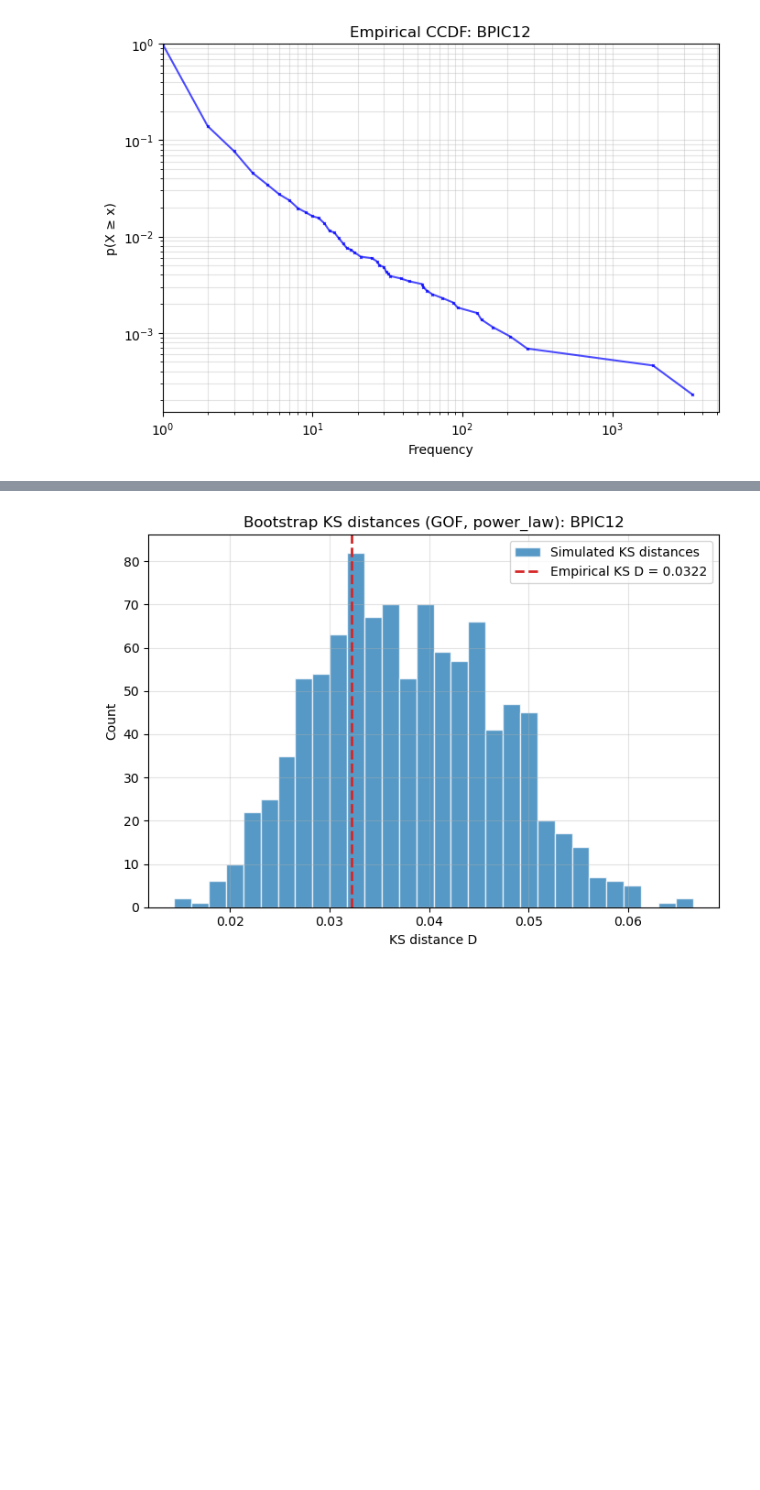
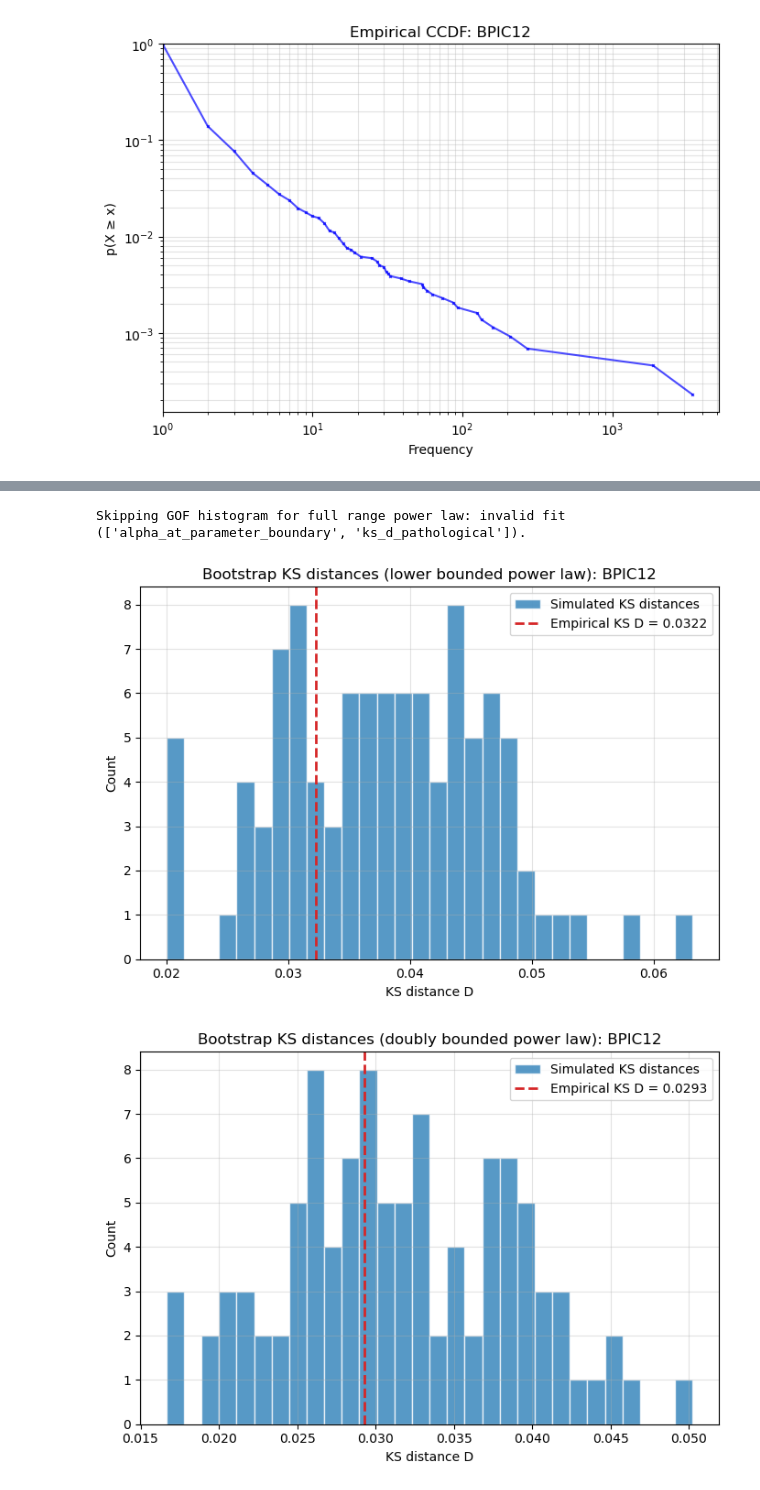
Before and after one commit to lennartebert/process-mining-rfcs, a Jupyter notebook: analyze_powerlaw_single_log.ipynb, the cells around one changed output, grey strips where cells are left out. Cells and saved outputs as stored; diff of their text form; code cells hidden in the pictures; blank space fills up the shorter version.

Commit message:
Add case-attribute analysis and shared power-law pipeline.
Refactor statistical tests onto powerlaw_pipeline and add attribute inventory, relevance, and distribution tooling with tests.

```diff
--- a/analyze_powerlaw_single_log.ipynb
+++ b/analyze_powerlaw_single_log.ipynb
@@ -557,29 +839,51 @@ Do not reject the fitted power_law hypothesis at the 0.1 level. Failure to rejec
 # %%
-fig, ax = plt.subplots(figsize=(7, 5))
-ax.hist(
-    gof_result["simulated_distances"],
-    bins=30,
-    color="C0",
-    alpha=0.75,
-    edgecolor="white",
-    label="Simulated KS distances",
-)
-ax.axvline(
-    gof_result["empirical_d"],
-    color="C3",
-    linestyle="--",
-    linewidth=2.0,
-    label=f"Empirical KS D = {gof_result['empirical_d']:.4f}",
-)
-ax.set_xlabel("KS distance D")
-ax.set_ylabel("Count")
-ax.set_title(f"Bootstrap KS distances (GOF, {preferred_model}): {log_name}")
-ax.legend()
-ax.grid(True, alpha=0.35)
-fig.tight_layout()
-plt.show()
+for name in DISTRIBUTION_NAMES:
+    evaluation = evaluations.get(name)
+    if evaluation is None:
+        print(f"Skipping GOF histogram for {human_model_label(name)}: no fit available.")
+        continue
+    if not bool(evaluation.get("fit_valid", True)):
+        print(
+            f"Skipping GOF histogram for {human_model_label(name)}: "
+            f"invalid fit ({evaluation.get('pathology_flags')})."
+        )
+        continue
+
+    simulated = evaluation.get("simulated_distances")
+    empirical_d = evaluation.get("empirical_d", evaluation.get("KS_D"))
+    if simulated is None or len(simulated) == 0 or not np.isfinite(float(empirical_d)):
+        print(f"Skipping GOF histogram for {human_model_label(name)}: no bootstrap distances.")
+        continue
+
+    fig, ax = plt.subplots(figsize=(7, 5))
+    ax.hist(
+        simulated,
+        bins=30,
+        color="C0",
+        alpha=0.75,
+        edgecolor="white",
+        label="Simulated KS distances",
+    )
+    ax.axvline(
+        float(empirical_d),
+        color="C3",
+        linestyle="--",
+        linewidth=2.0,
+        label=f"Empirical KS D = {float(empirical_d):.4f}",
+    )
+    ax.set_xlabel("KS distance D")
+    ax.set_ylabel("Count")
+    ax.set_title(
+        f"Bootstrap KS distances ({human_model_label(name)}): {log_name}"
+    )
+    ax.legend()
+    ax.grid(True, alpha=0.35)
+    fig.tight_layout()
+    plt.show()
 # %% [output]
+Skipping GOF histogram for full range power law: invalid fit (['alpha_at_parameter_boundary', 'ks_d_pathological']).
-[figure, old version]
+[figure, new version]
+[figure, added]
 # %% [markdown]
 ## 12. Final summary and conservative classification
 
```
Also changed, not shown: parts of 14 cells of this notebook, 17 other files.
